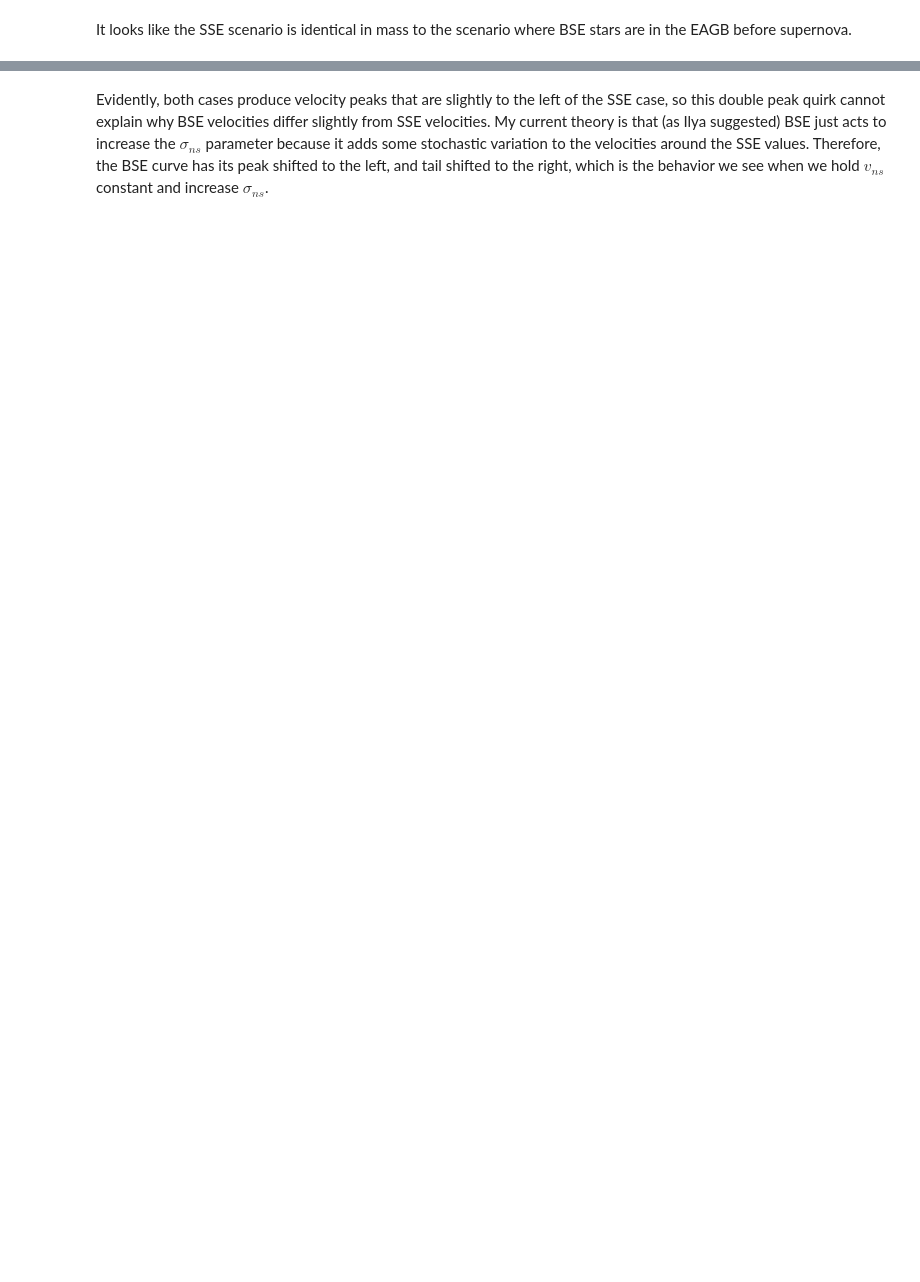
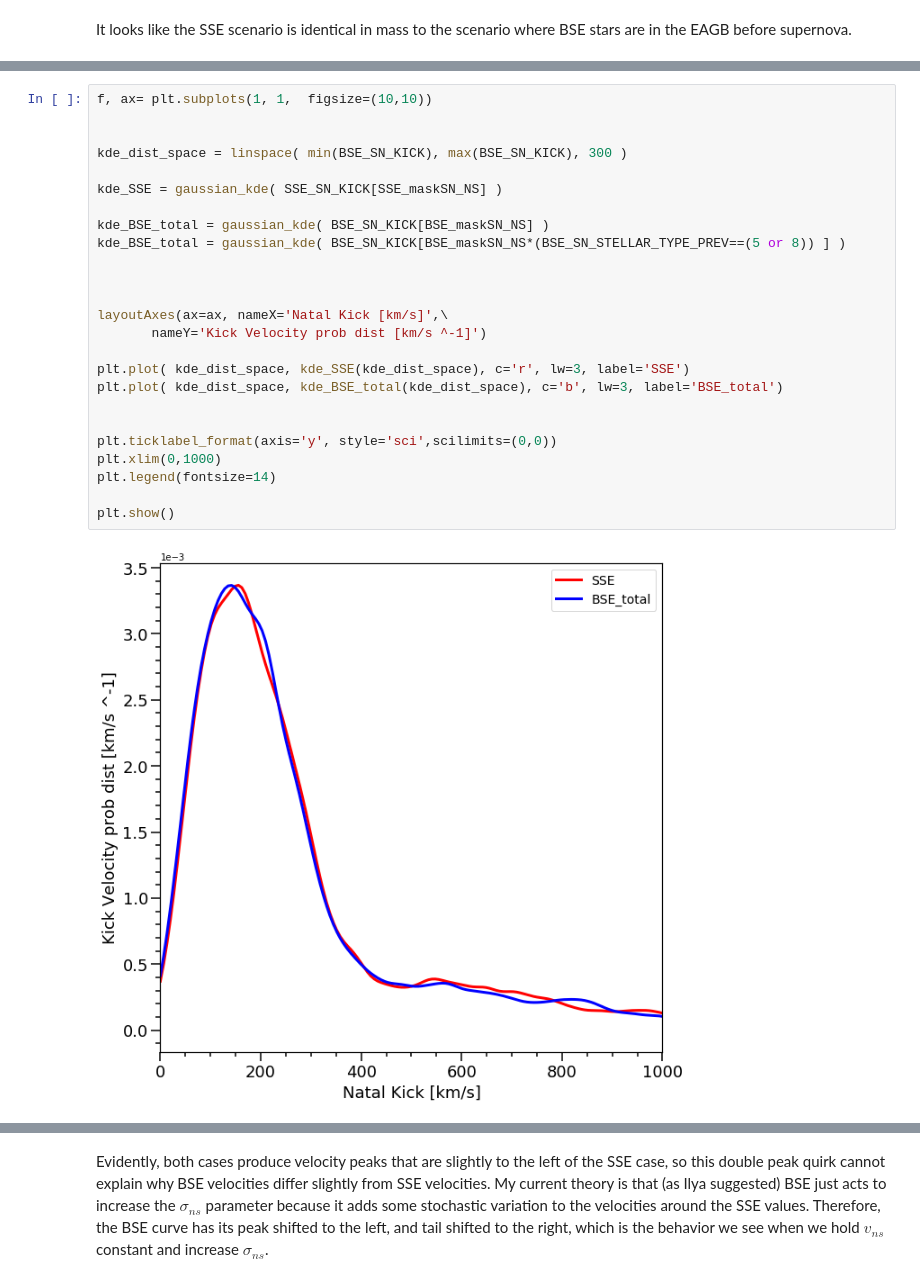
Before and after one commit to veome22/supernova_remnant_prescription, a Jupyter notebook: FRONTERA_kick_dist_plots_compas_BSE.ipynb, the cells around one changed output, grey strips where cells are left out. Drawn from its saved outputs; the diff is of its cells as text; blank space fills up the shorter version.

```diff
--- a/FRONTERA_kick_dist_plots_compas_BSE.ipynb
+++ b/FRONTERA_kick_dist_plots_compas_BSE.ipynb
@@ -286,3 +287,30 @@ Type 8: 64360 (~21.27%)
+# %%
+f, ax= plt.subplots(1, 1,  figsize=(10,10))
+
+
+kde_dist_space = linspace( min(BSE_SN_KICK), max(BSE_SN_KICK), 300 )
+
+kde_SSE = gaussian_kde( SSE_SN_KICK[SSE_maskSN_NS] )
+
+kde_BSE_total = gaussian_kde( BSE_SN_KICK[BSE_maskSN_NS] )
+kde_BSE_total = gaussian_kde( BSE_SN_KICK[BSE_maskSN_NS*(BSE_SN_STELLAR_TYPE_PREV==(5 or 8)) ] )
+
+
+
+layoutAxes(ax=ax, nameX='Natal Kick [km/s]',\
+       nameY='Kick Velocity prob dist [km/s ^-1]')
+
+plt.plot( kde_dist_space, kde_SSE(kde_dist_space), c='r', lw=3, label='SSE')
+plt.plot( kde_dist_space, kde_BSE_total(kde_dist_space), c='b', lw=3, label='BSE_total')
+
+
+plt.ticklabel_format(axis='y', style='sci',scilimits=(0,0))
+plt.xlim(0,1000)
+plt.legend(fontsize=14)
+
+plt.show()
+# %% [output]
+[figure, added]
 # %%
 f, ax= plt.subplots(1, 1,  figsize=(10,10))
 
```
Also changed, not shown: parts of 5 cells of this notebook.
